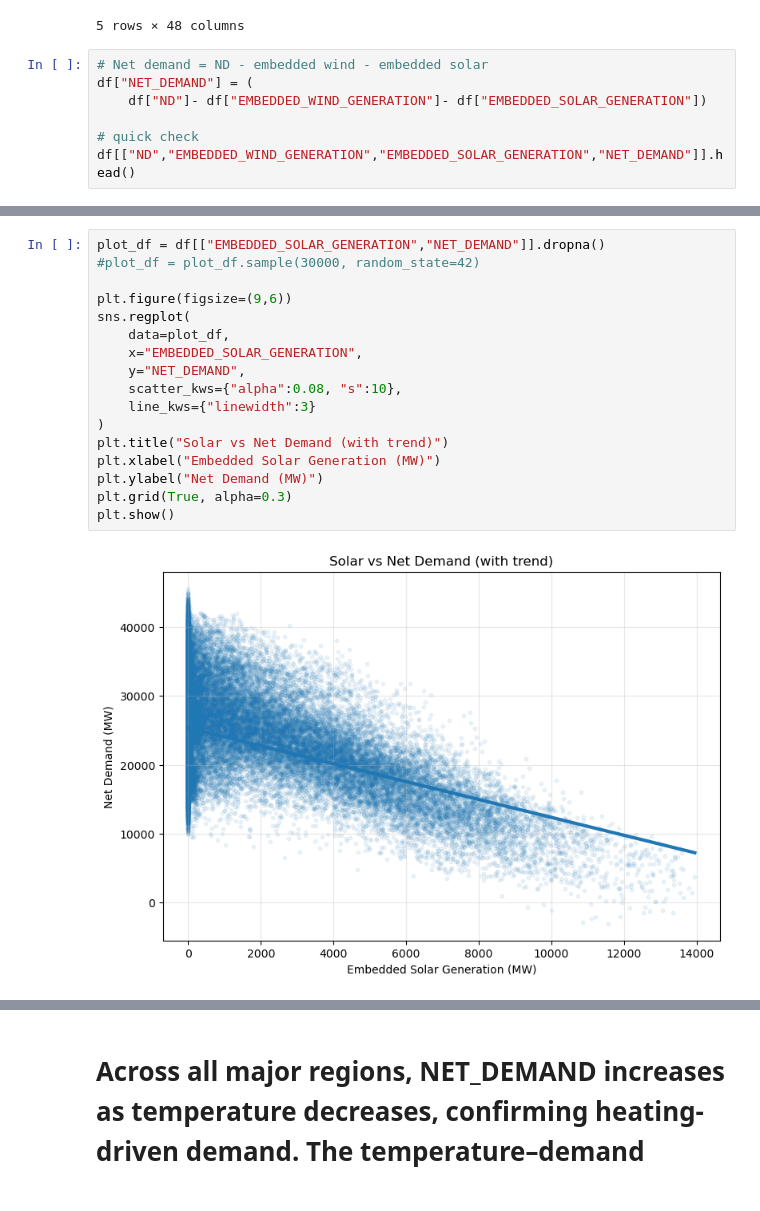
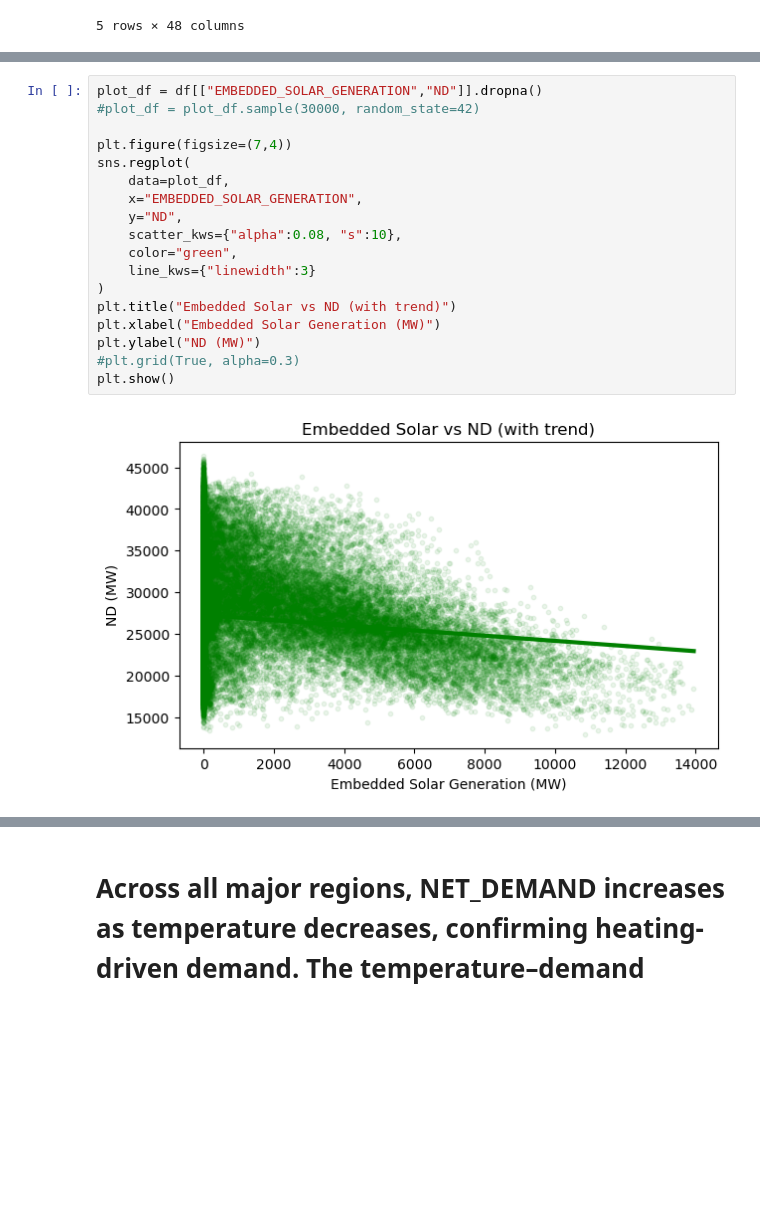
Before and after one commit to Dark-Clown-EMP/data-science-group-project, a Jupyter notebook: jupyter-notebook/final_jupyter_notebook.ipynb, the cells around one changed output, grey strips where cells are left out. Cells and saved outputs as stored; diff of their text form; blank space fills up the shorter version.

```diff
--- a/jupyter-notebook/final_jupyter_notebook.ipynb
+++ b/jupyter-notebook/final_jupyter_notebook.ipynb
@@ -26,10 +26,3 @@ Loaded: /Users/prithabera/data-science-group-project/final_model_data.csv | Shap
 | 3 | 2020-01-01 03:00:00 | 23382.5 | 24899.5 | 21157.0 | 965.5 | 6465.0 | ... |
 | 4 | 2020-01-01 04:00:00 | 22429.5 | 23860.0 | 20393.0 | 995.5 | 6465.0 | ... |
 5 rows × 48 columns
-# %%
-# Net demand = ND - embedded wind - embedded solar
-df["NET_DEMAND"] = (
-    df["ND"]- df["EMBEDDED_WIND_GENERATION"]- df["EMBEDDED_SOLAR_GENERATION"])
-
-# quick check
-df[["ND","EMBEDDED_WIND_GENERATION","EMBEDDED_SOLAR_GENERATION","NET_DEMAND"]].head()
@@ -167,22 +154,23 @@ plt.show()
 # %%
-plot_df = df[["EMBEDDED_SOLAR_GENERATION","NET_DEMAND"]].dropna()
+plot_df = df[["EMBEDDED_SOLAR_GENERATION","ND"]].dropna()
 #plot_df = plot_df.sample(30000, random_state=42)
 
-plt.figure(figsize=(9,6))
+plt.figure(figsize=(7,4))
 sns.regplot(
     data=plot_df,
     x="EMBEDDED_SOLAR_GENERATION",
-    y="NET_DEMAND",
+    y="ND",
     scatter_kws={"alpha":0.08, "s":10},
+    color="green",
     line_kws={"linewidth":3}
 )
-plt.title("Solar vs Net Demand (with trend)")
+plt.title("Embedded Solar vs ND (with trend)")
 plt.xlabel("Embedded Solar Generation (MW)")
-plt.ylabel("Net Demand (MW)")
-plt.grid(True, alpha=0.3)
+plt.ylabel("ND (MW)")
+#plt.grid(True, alpha=0.3)
 plt.show()
 # %% [output]
-[figure, old version]
+[figure, new version]
 # %%
 
 
```
Also changed, not shown: parts of 23 cells of this notebook.
